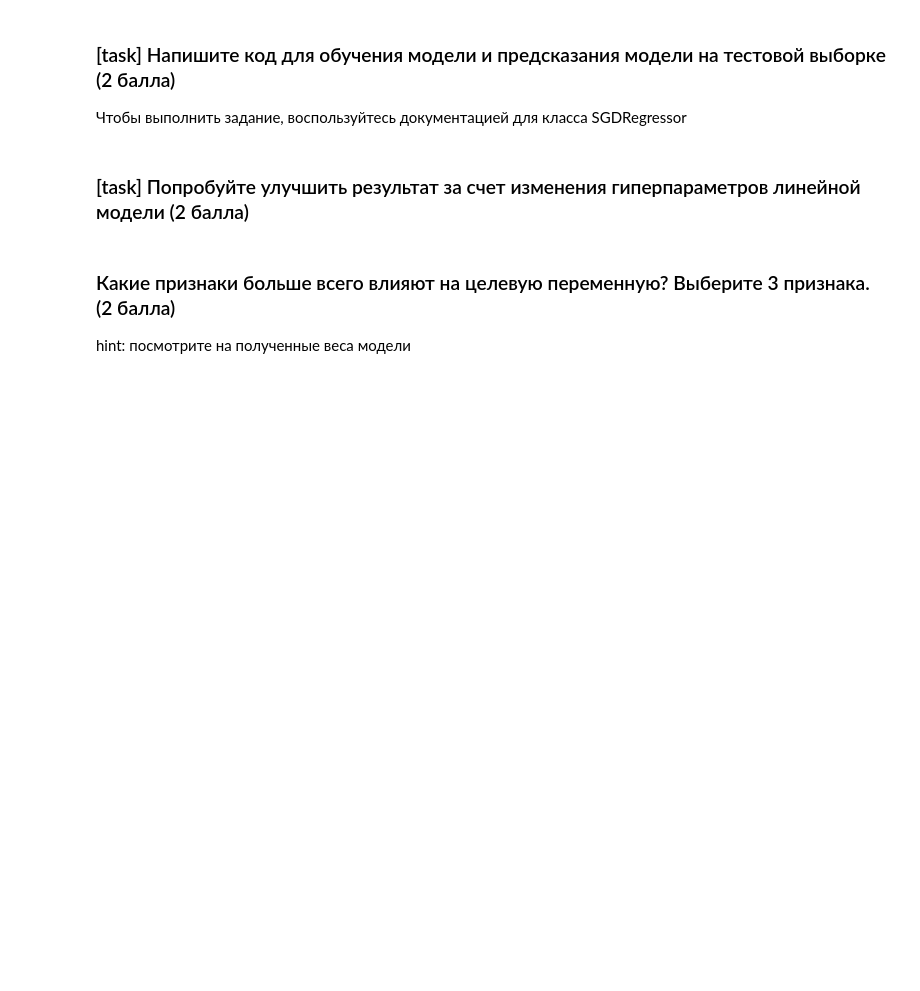
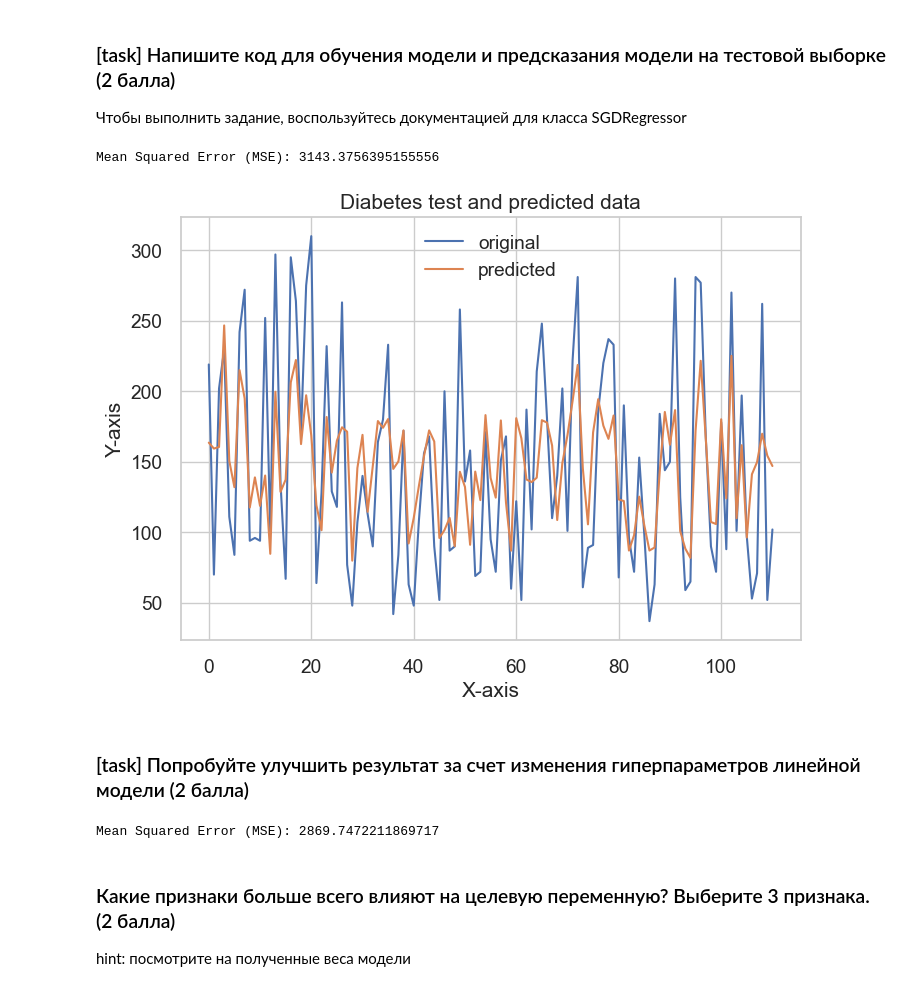
Before and after one commit to osokindm/2023-intro-to-ml, a Jupyter notebook: homework1/Linear Regression.ipynb, the cells around one changed output. Drawn from its saved outputs; the diff is of its cells as text; code cells hidden in the pictures; blank space fills up the shorter version.

```diff
--- a/homework1/Linear Regression.ipynb
+++ b/homework1/Linear Regression.ipynb
@@ -182,2 +215,26 @@ print(f"Mean Squared Error (MSE): {mse}")
+# %%
+model = SGDRegressor()
+# sgd_pipeline = Pipeline([("feature scaling", StandardScaler()), ("sgd", model)])
+# sgd_pipeline.fit(X_train, y_train)
+# y_pred = sgd_pipeline.predict(X_test)
+#
+model.fit(X_train, y_train)
+y_pred = model.predict(X_test)
+mse = mean_squared_error(y_test, y_pred)
+print(f"Mean Squared Error (MSE): {mse}")
+
+# нашел на каком-то сайте
+x_ax = range(len(y_test))
+plt.plot(x_ax, y_test, label="original")
+plt.plot(x_ax, y_pred, label="predicted")
+plt.title("Diabetes test and predicted data")
+plt.xlabel('X-axis')
+plt.ylabel('Y-axis')
+plt.legend(loc='best',fancybox=True, shadow=True)
+plt.grid(True)
+plt.show()
+# %% [output]
+Mean Squared Error (MSE): 3143.3756395155556
+[figure, added]
 # %% [markdown]
 ### [task] Попробуйте улучшить результат за счет изменения гиперпараметров линейной модели (2 балла)
@@ -188,3 +241,11 @@ print(f"Mean Squared Error (MSE): {mse}")
+# %%
+model = SGDRegressor(loss='squared_error', alpha=0.001, learning_rate='adaptive', max_iter=4000, random_state=42)
+model.fit(X_train, y_train)
+y_pred = model.predict(X_test)
+mse = mean_squared_error(y_test, y_pred)
+print(f"Mean Squared Error (MSE): {mse}")
+# %% [output]
+Mean Squared Error (MSE): 2869.7472211869717
 # %% [markdown]
 ### Какие признаки больше всего влияют на целевую переменную? Выберите 3 признака. (2 балла)
 hint: посмотрите на полученные веса модели
```
Also changed, not shown: parts of 17 cells of this notebook.
